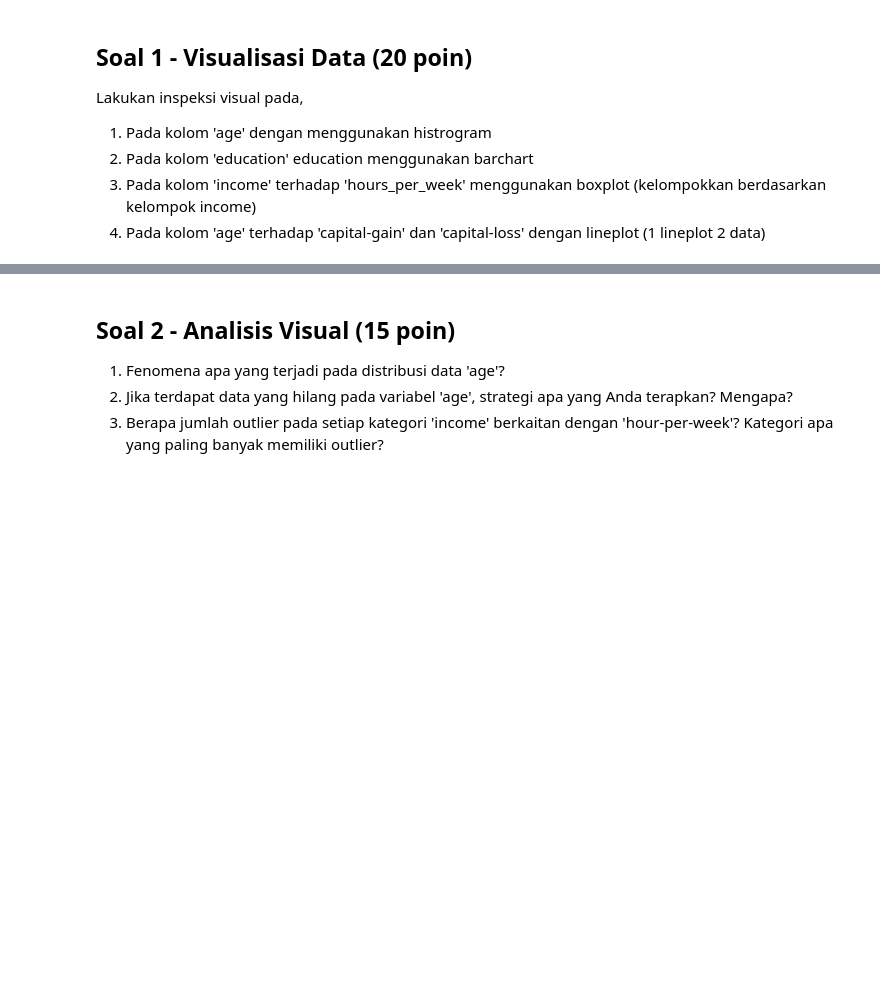
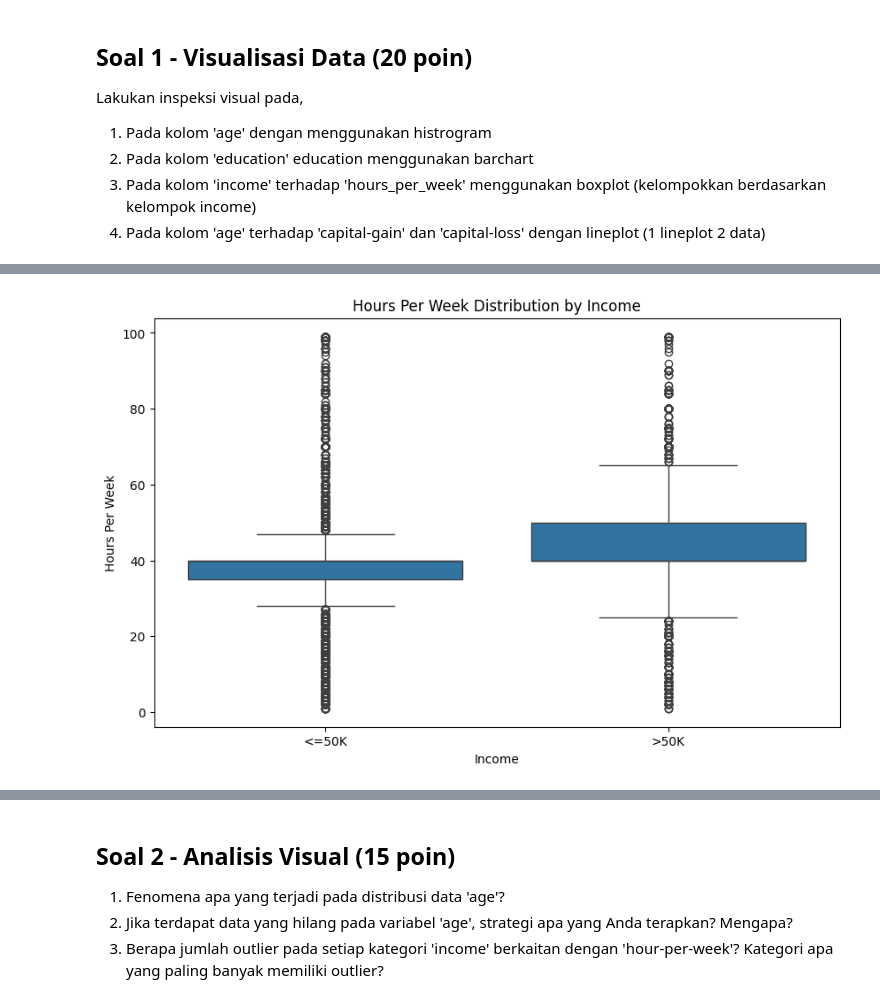
Before and after one commit to Oktavian19/ML_2025, a Jupyter notebook: JS04_SOAL_KUIS1_ML.ipynb, the cells around one changed output, grey strips where cells are left out. Saved outputs shown, nothing was run; the diff lists cells and outputs as text; code cells hidden in the pictures; blank space fills up the shorter version.

```diff
--- a/JS04_SOAL_KUIS1_ML.ipynb
+++ b/JS04_SOAL_KUIS1_ML.ipynb
@@ -108,0 +248,10 @@ Lakukan inspeksi visual pada,
+# %%
+# Jawab 1.3 - Boxplot
+plt.figure(figsize=(10, 6))
+sns.boxplot(x='income', y='hours-per-week', data=df)
+plt.title('Hours Per Week Distribution by Income')
+plt.xlabel('Income')
+plt.ylabel('Hours Per Week')
+plt.show()
+# %% [output]
+[figure, added]
```
Also changed, not shown: parts of 22 cells of this notebook.
